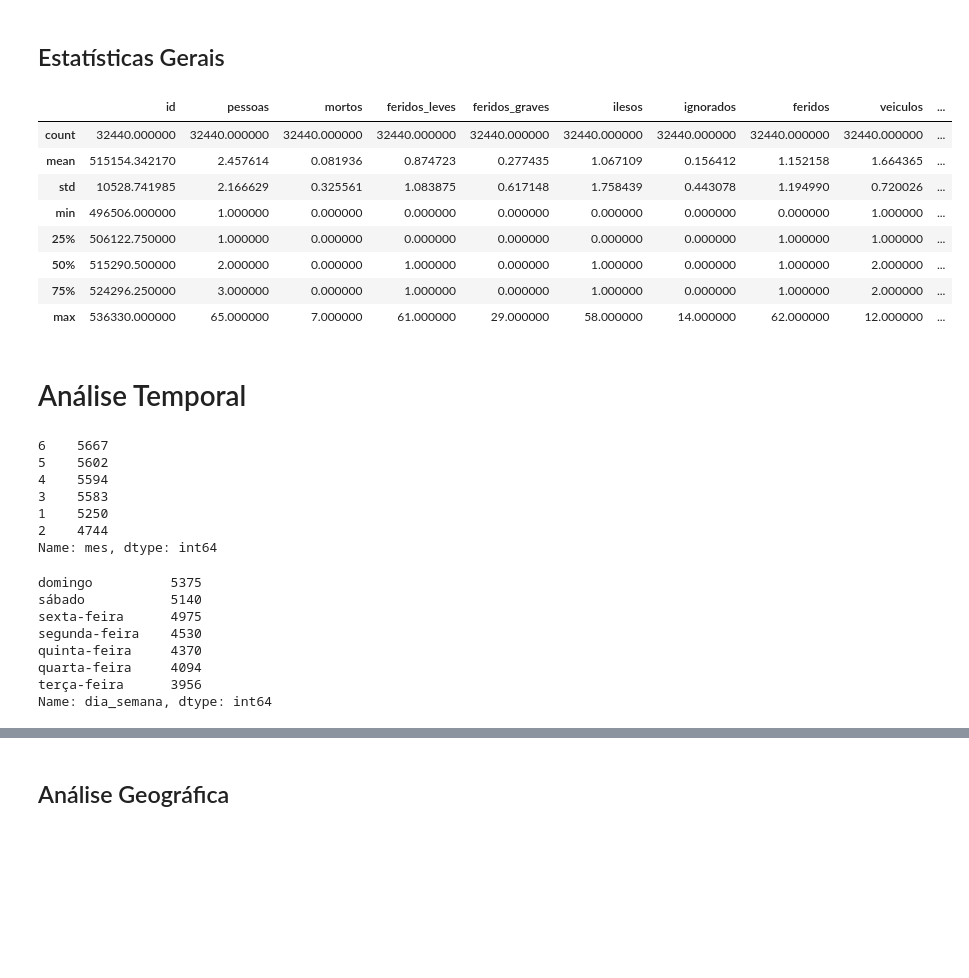
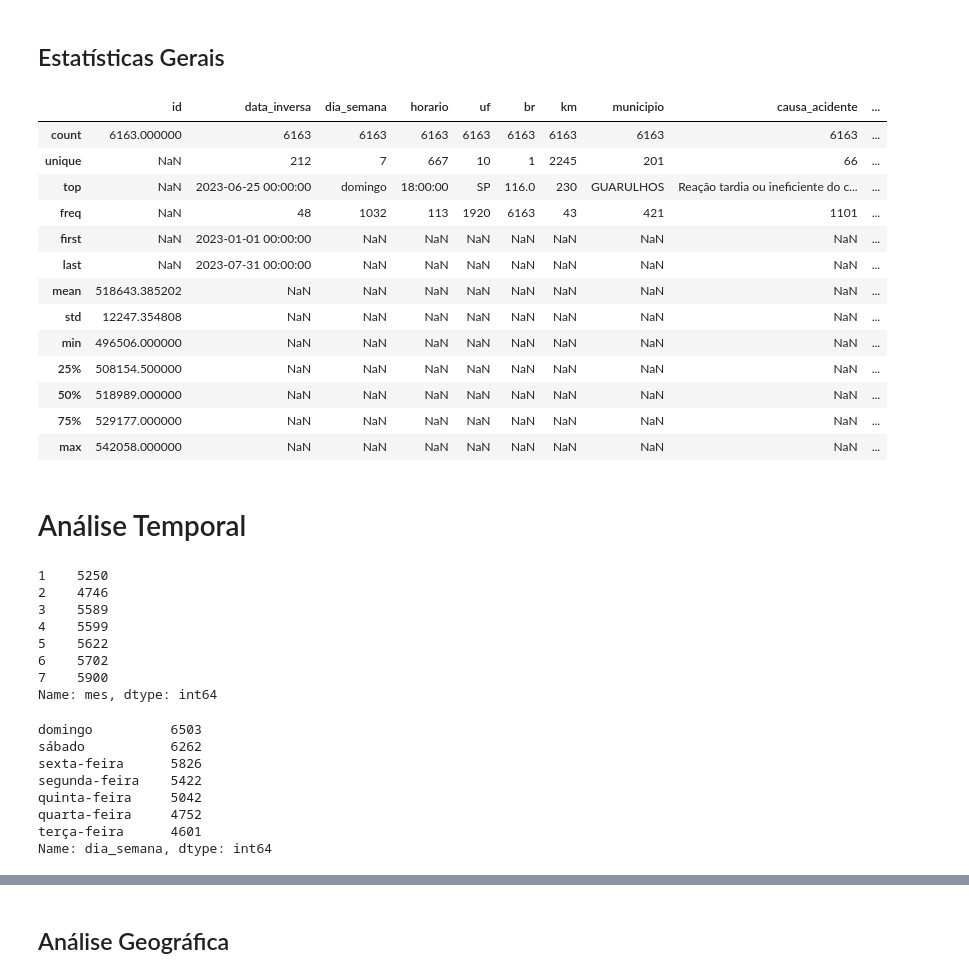
Before and after one commit to liliansom/prf_2023, a Jupyter notebook: analise_tratamento_dados.ipynb, the cells around one changed output, grey strips where cells are left out. Drawn from its saved outputs; the diff is of its cells as text; code cells hidden in the pictures; blank space fills up the shorter version.

Commit message:
Realizando análises em relação à classificação do acidente
Realizado também alteração do read_xls para read_csv

```diff
--- a/analise_tratamento_dados.ipynb
+++ b/analise_tratamento_dados.ipynb
@@ -9,6 +9,10 @@ from folium.plugins import MarkerCluster
 # %% [markdown]
 # Lendo arquivo
 # %%
-df = pd.read_excel('Dados_PRF_2023.xls')
+df = pd.read_csv('data/datatran2023.csv', sep=';', encoding='ISO-8859-1')
+
+# ISO-8859-1
+# utf-8
+# latin1
 # %% [markdown]
 # Dicionário de Dados
@@ -58,6 +51,7 @@ Index(['id', 'data_inversa', 'dia_semana', 'horario', 'uf', 'br', 'km',
 # Tratamento de Dados
 # %%
 # Criando uma nova coluna 'mes' para armazenar o mês correspondente
+df['data_inversa'] = pd.to_datetime(df['data_inversa'], format='%Y-%m-%d')  # Certifique-se de ajustar o formato conforme necessário
 df['mes'] = df['data_inversa'].dt.month
 
 # Tratando coluna de horário
@@ -66,14 +60,13 @@ df['horario'].fillna('00:00:00', inplace=True)
 df['horario'] = df['horario'].astype(str)
 df['hora'] = df['horario'].str[:2]
 
-# Preenchendo nulos de delegacia
+# Preenchendo nulos de delegacia com uop, quando existente
 def extract_from_column(value):
     if pd.isnull(value):
         return None
     else:
         return str(value)[6:]  # Converter para string e pegar a substring a partir do 7º caractere
 
-# Preencher os nulos em coluna1 com base em coluna2
 df['delegacia'] = df.apply(lambda row: extract_from_column(row['uop']) if pd.isnull(row['delegacia']) else row['delegacia'], axis=1)
 
 # Preenchendo nulos de br e km
@@ -157,41 +150,51 @@ dtype: int64
 # %% [markdown]
 ## Estatísticas Gerais
 # %%
-df.describe()
+df.describe(include='all')
+# include='all'
 # %% [output]
-|  | id | pessoas | mortos | feridos_leves | feridos_graves | ilesos | ignorados | feridos | veiculos | ... |
-| count | 32440.000000 | 32440.000000 | 32440.000000 | 32440.000000 | 32440.000000 | 32440.000000 | 32440.000000 | 32440.000000 | 32440.000000 | ... |
-| mean | 515154.342170 | 2.457614 | 0.081936 | 0.874723 | 0.277435 | 1.067109 | 0.156412 | 1.152158 | 1.664365 | ... |
-| std | 10528.741985 | 2.166629 | 0.325561 | 1.083875 | 0.617148 | 1.758439 | 0.443078 | 1.194990 | 0.720026 | ... |
-| min | 496506.000000 | 1.000000 | 0.000000 | 0.000000 | 0.000000 | 0.000000 | 0.000000 | 0.000000 | 1.000000 | ... |
-| 25% | 506122.750000 | 1.000000 | 0.000000 | 0.000000 | 0.000000 | 0.000000 | 0.000000 | 1.000000 | 1.000000 | ... |
-| 50% | 515290.500000 | 2.000000 | 0.000000 | 1.000000 | 0.000000 | 1.000000 | 0.000000 | 1.000000 | 2.000000 | ... |
-| 75% | 524296.250000 | 3.000000 | 0.000000 | 1.000000 | 0.000000 | 1.000000 | 0.000000 | 1.000000 | 2.000000 | ... |
-| max | 536330.000000 | 65.000000 | 7.000000 | 61.000000 | 29.000000 | 58.000000 | 14.000000 | 62.000000 | 12.000000 | ... |
+|  | id | data_inversa | dia_semana | horario | uf | br | km | municipio | causa_acidente | ... |
+| count | 6163.000000 | 6163 | 6163 | 6163 | 6163 | 6163 | 6163 | 6163 | 6163 | ... |
+| unique | NaN | 212 | 7 | 667 | 10 | 1 | 2245 | 201 | 66 | ... |
+| top | NaN | 2023-06-25 00:00:00 | domingo | 18:00:00 | SP | 116.0 | 230 | GUARULHOS | Reação tardia ou ineficiente do c... | ... |
+| freq | NaN | 48 | 1032 | 113 | 1920 | 6163 | 43 | 421 | 1101 | ... |
+| first | NaN | 2023-01-01 00:00:00 | NaN | NaN | NaN | NaN | NaN | NaN | NaN | ... |
+| last | NaN | 2023-07-31 00:00:00 | NaN | NaN | NaN | NaN | NaN | NaN | NaN | ... |
+| mean | 518643.385202 | NaN | NaN | NaN | NaN | NaN | NaN | NaN | NaN | ... |
+| std | 12247.354808 | NaN | NaN | NaN | NaN | NaN | NaN | NaN | NaN | ... |
+| min | 496506.000000 | NaN | NaN | NaN | NaN | NaN | NaN | NaN | NaN | ... |
+| 25% | 508154.500000 | NaN | NaN | NaN | NaN | NaN | NaN | NaN | NaN | ... |
+| 50% | 518989.000000 | NaN | NaN | NaN | NaN | NaN | NaN | NaN | NaN | ... |
+| 75% | 529177.000000 | NaN | NaN | NaN | NaN | NaN | NaN | NaN | NaN | ... |
+| max | 542058.000000 | NaN | NaN | NaN | NaN | NaN | NaN | NaN | NaN | ... |
 # %% [markdown]
 # Análise Temporal
 # %%
 # Ocorrências agrupadas por mês
-df['mes'].value_counts()
+value_counts = df['mes'].value_counts()
+sorted_counts = value_counts.sort_index()
+
+display(sorted_counts)
 # %% [output]
-6    5667
-5    5602
-4    5594
-3    5583
 1    5250
-2    4744
+2    4746
+3    5589
+4    5599
+5    5622
+6    5702
+7    5900
 Name: mes, dtype: int64
 # %%
 # Ocorrências agrupadas por dia da semana
 df['dia_semana'].value_counts()
 # %% [output]
-domingo          5375
-sábado           5140
-sexta-feira      4975
-segunda-feira    4530
-quinta-feira     4370
-quarta-feira     4094
-terça-feira      3956
+domingo          6503
+sábado           6262
+sexta-feira      5826
+segunda-feira    5422
+quinta-feira     5042
+quarta-feira     4752
+terça-feira      4601
 Name: dia_semana, dtype: int64
 # %%
 # Ocorrências agrupadas por horário
```
Also changed, not shown: parts of 14 cells of this notebook.
